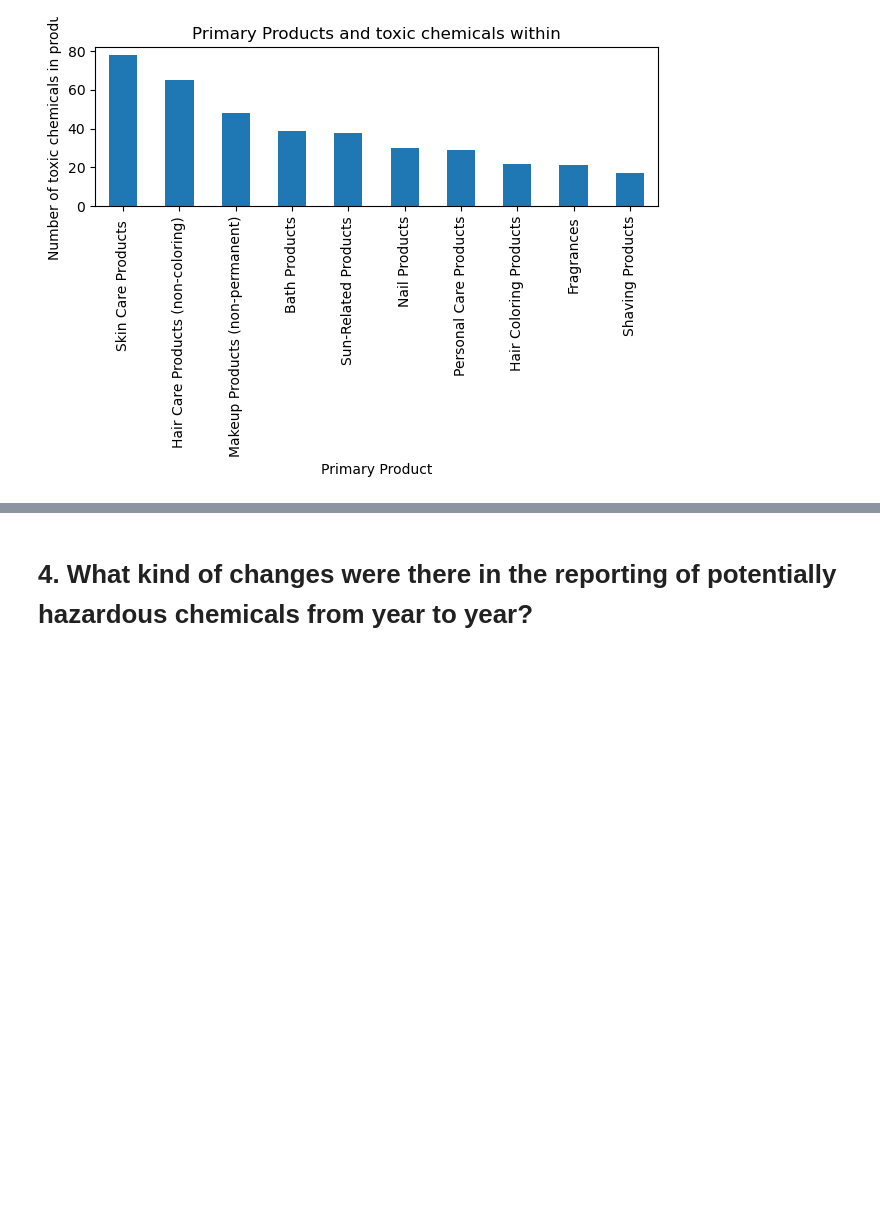
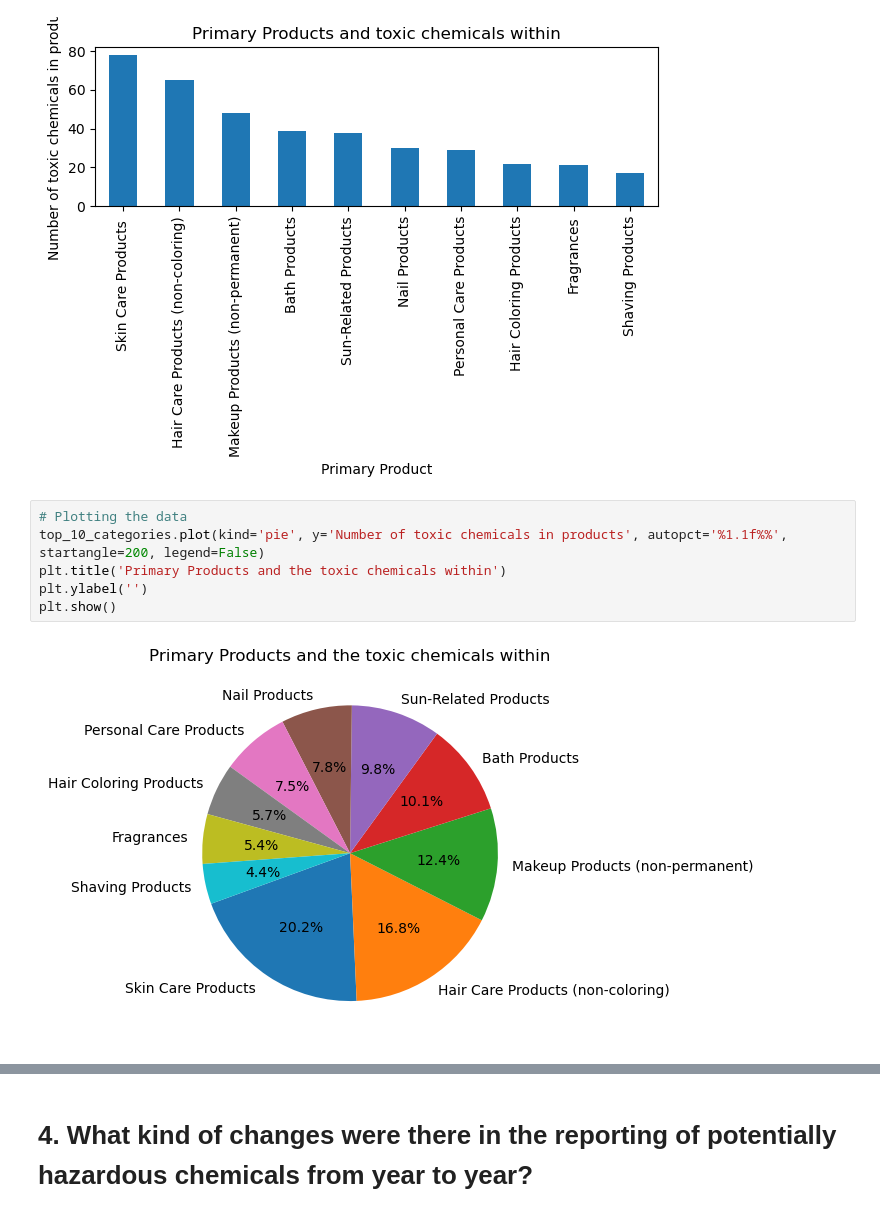
Before and after one commit to Nova8F/Project_1.0, a Jupyter notebook: Project1_Group1_FinalScript.ipynb, the cells around one changed output, grey strips where cells are left out. Cells and saved outputs as stored; diff of their text form; blank space fills up the shorter version.

```diff
--- a/Project1_Group1_FinalScript.ipynb
+++ b/Project1_Group1_FinalScript.ipynb
@@ -382,3 +382,11 @@ plt.tight_layout()
 plt.show()
 # %% [output]
 [figure]
+# %%
+# Plotting the data
+top_10_categories.plot(kind='pie', y='Number of toxic chemicals in products', autopct='%1.1f%%', startangle=200, legend=False)
+plt.title('Primary Products and the toxic chemicals within')
+plt.ylabel('')
+plt.show()
+# %% [output]
+[figure, added]
```
Also changed, not shown: parts of 4 cells of this notebook.
